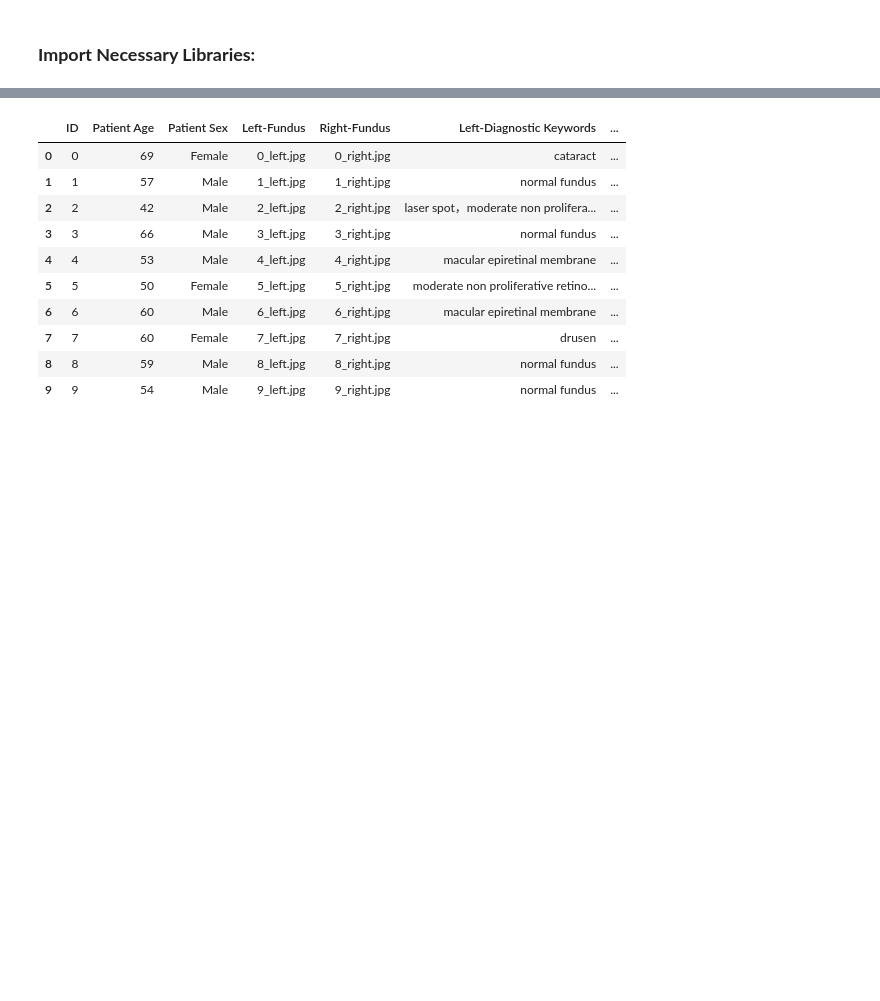
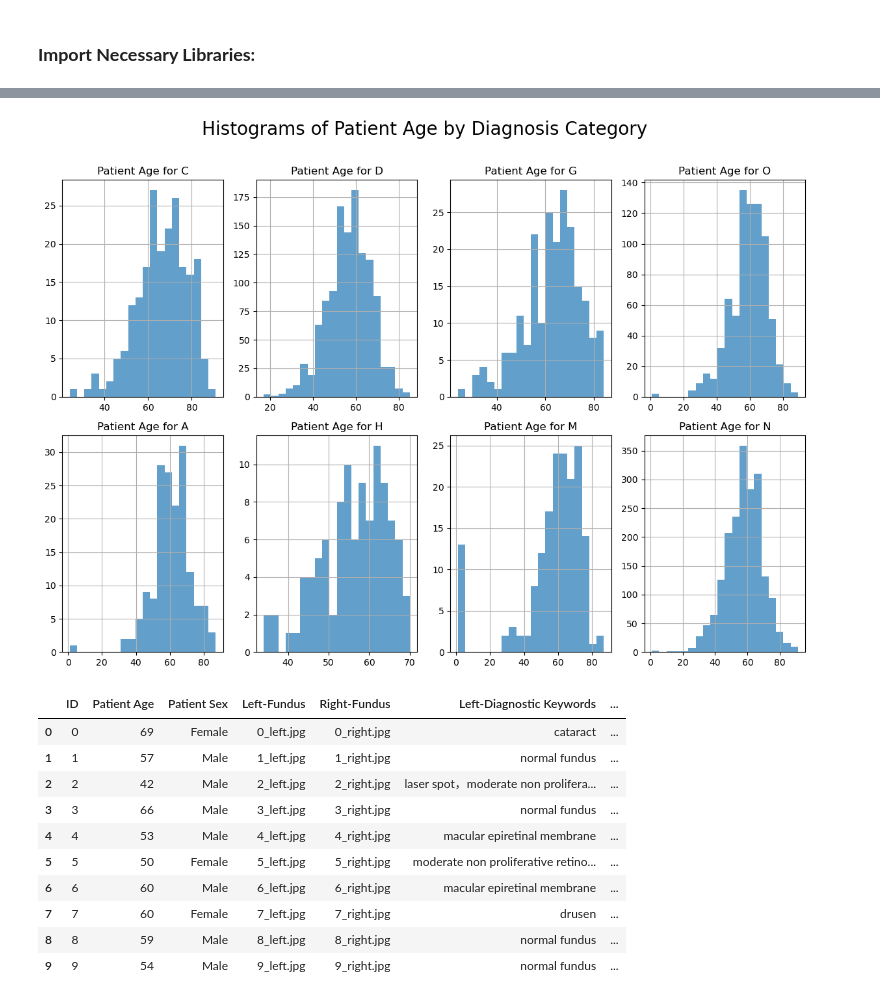
Before and after one commit to sarahdurrani22/CV-Prediction-of-Ocular-Disease, a Jupyter notebook: CV_to_Predict_Ocular_Disease_main.ipynb, the cells around one changed output, grey strips where cells are left out. Cells and saved outputs as stored; diff of their text form; code cells hidden in the pictures; blank space fills up the shorter version.

```diff
--- a/CV_to_Predict_Ocular_Disease_main.ipynb
+++ b/CV_to_Predict_Ocular_Disease_main.ipynb
@@ -76,3 +147,23 @@ Main_df.head(5)
+# %%
+fig, axes = plt.subplots(nrows=2, ncols=4, figsize=(12, 8))
+axes = axes.flatten()
+
+idx = 0
+sides = ['Left', 'Right']
+categs = ['C', 'D', 'G', 'O', 'A', 'H', 'M', 'N']
+
+for cat in categs:
+    df_by_cat = ocular_disease_df[(ocular_disease_df[f"Left-{cat}"] == 1) | (ocular_disease_df[f"Right-{cat}"] == 1)]
+    axes[idx].hist(df_by_cat['Patient Age'], bins=20, alpha=0.7)
+    axes[idx].set_title(f'Patient Age for {cat}')
+    axes[idx].grid(True)
+    idx += 1
+
+plt.tight_layout()
+plt.suptitle("Histograms of Patient Age by Diagnosis Category\n", fontsize=20, y=1.07, x =.5)
+plt.show()
+# %% [output]
+[figure, added]
 # %%
 # These are the paths to the dataset folders on my local machine.
 train_base_dir = 'C:/Users/elanw/OneDrive/Documents/IntroToAI/Final_Project/CV-Prediction-of-Ocular-Disease/ocular-disease-recognition-odir5k/train/'
```
Also changed, not shown: parts of 14 cells of this notebook.
